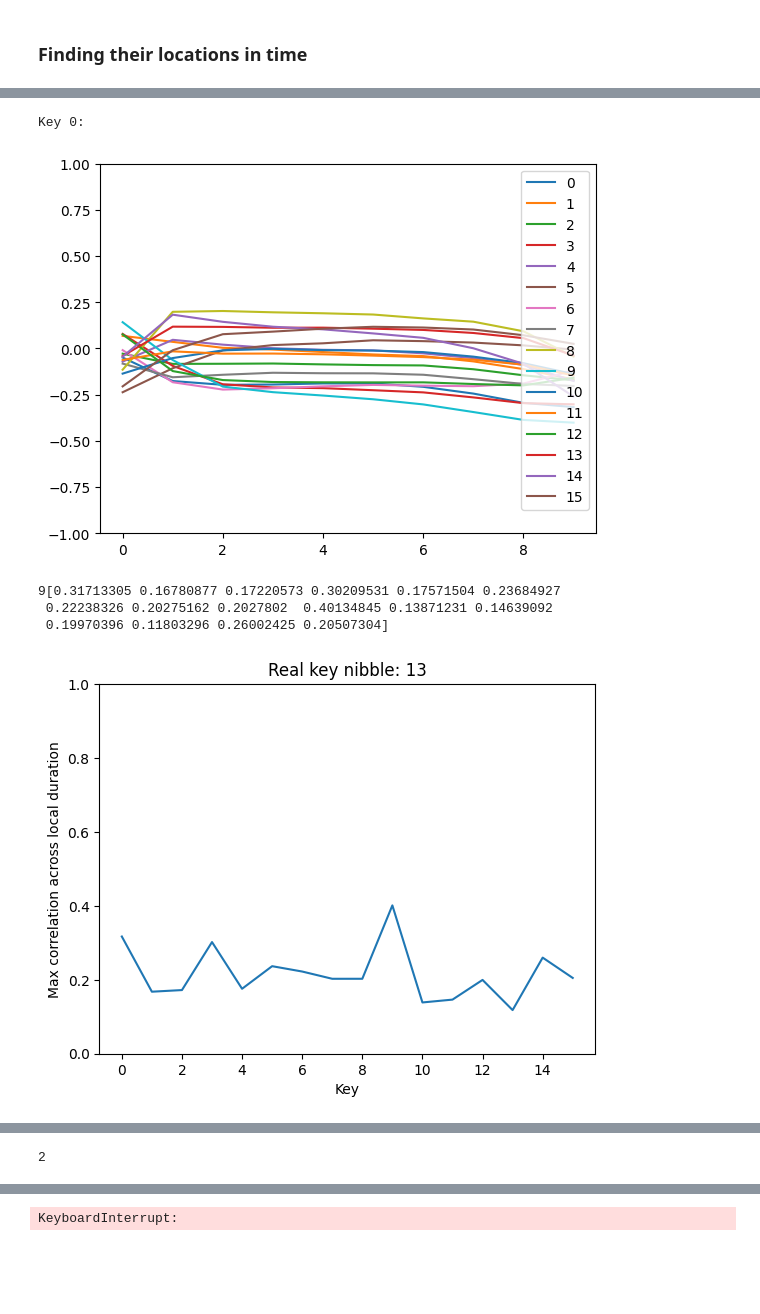
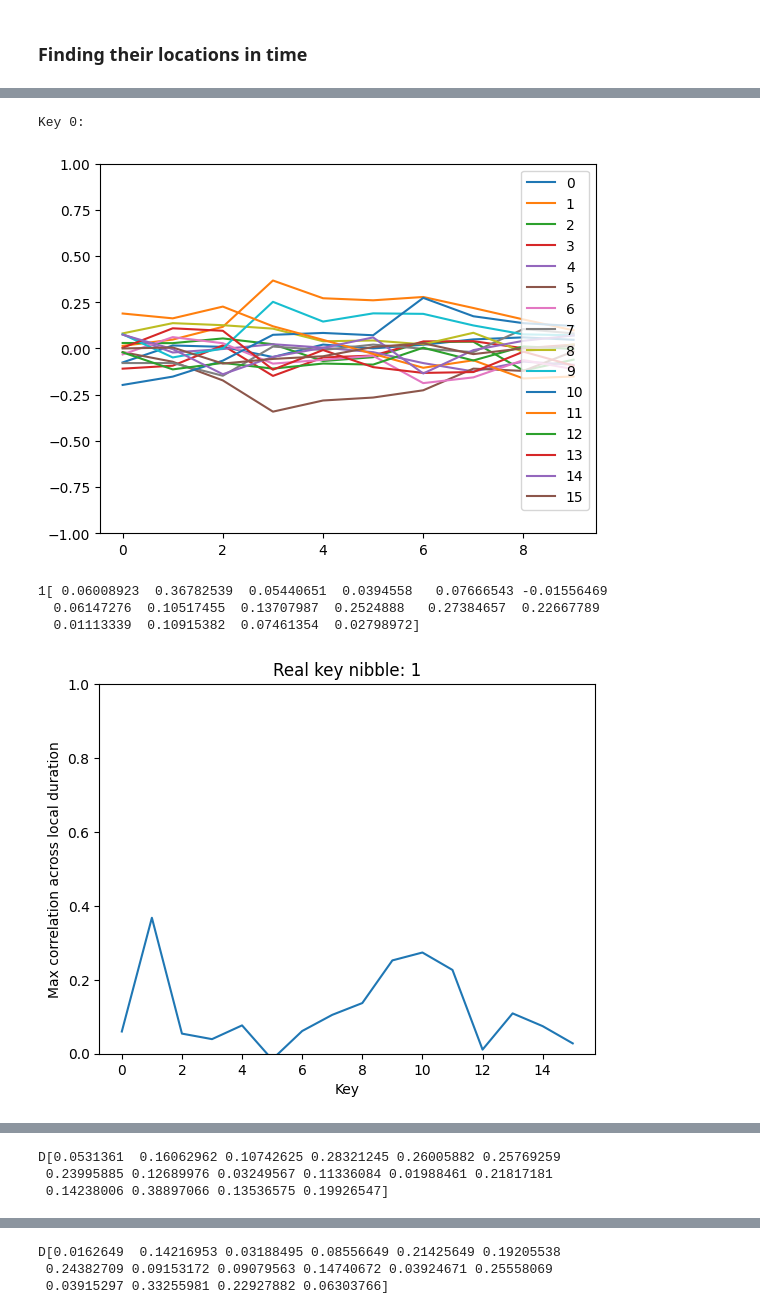
Before and after one commit to Pace222/Elisabeth-b4-SCA, a Jupyter notebook: side_channel_attack/cpa.ipynb, the cells around one changed output, grey strips where cells are left out. Saved outputs shown, nothing was run; the diff lists cells and outputs as text; code cells hidden in the pictures; blank space fills up the shorter version.

```diff
--- a/side_channel_attack/cpa.ipynb
+++ b/side_channel_attack/cpa.ipynb
@@ -226,7 +219,7 @@ traces.shape
 # %%
 inputs_outputs = log_parser.parse(key_path)
-real_keys = np.array([inputs_outputs[1][0][0], inputs_outputs[2001][0][0]])
+real_keys = np.array([inputs_outputs[1][0][0]])
 real_keys = np.array([[int(c, 16) for c in key] for key in real_keys])
 
-seeds = np.array([inputs_outputs[i][0][0] for i in range(0, len(inputs_outputs), 2)])
-seeds = seeds.reshape((-1, SAMPLES_PER_KEY))
+seeds = np.array([inputs_outputs[2*i][0][0] for i in range(0, 50001) if i != 39336])
+seeds = seeds.reshape((-1, traces.shape[1]))
@@ -237,14 +232,17 @@ with open("correlation_locations_b4.pic", "rb") as r:
     correlation_locations = pic.load(r)
+# %%
+correlation_locations = [[[0] * 10] * BLOCK_WIDTH_B4] * (KEYROUND_WIDTH_B4 // BLOCK_WIDTH_B4 - 2)
 # %%
 for round_idx in range(len(correlation_locations), KEYROUND_WIDTH_B4 // BLOCK_WIDTH_B4):
     corr_round = []
     for block_idx in range(BLOCK_WIDTH_B4):
         hyps = np.array([hypothesis_b4_rws_sboxes_location(iv, key, round_idx, block_idx) for i, key in enumerate(real_keys) for iv in seeds[i]])
-        corr = corr_coef(hyps, traces.reshape((-1, POINTS_PER_SAMPLE)))
+        corr = corr_coef(hyps, traces.reshape((-1, traces.shape[2])))
         loc = np.argmax(corr)
         corr_round.append(list(range(loc - 5, loc + 5)))
         plt.plot(corr)
         plt.title(f"Round {round_idx}, Block {block_idx}, Location: {loc}")
         plt.show()
     correlation_locations.append(corr_round)
+correlation_locations = np.array(correlation_locations)
 # %% [output]
@@ -269,7 +282,9 @@ def indices_locations_and_hyps_to_use_for_key_nibble(key_guess: List[int], key_t
 
             # For now, we only attack even-indexed keyrounds (but not the last one) because they depend on a single key nibble
             # TO REMOVE IF BETTER IDEA IS FOUND
-            if block_idx == BLOCK_WIDTH_B4 - 1 or block_idx % 2 != 0:
+            #if block_idx == BLOCK_WIDTH_B4 - 1 or block_idx % 2 != 0:
+            if round_idx != KEYROUND_WIDTH_B4 // BLOCK_WIDTH_B4 - 1 or block_idx != 4:
+            #if (round_idx != KEYROUND_WIDTH_B4 // BLOCK_WIDTH_B4 - 1 and round_idx != KEYROUND_WIDTH_B4 // BLOCK_WIDTH_B4 - 2) or block_idx != 0:
                 continue
             # TO REMOVE IF BETTER IDEA IS FOUND
 
@@ -310,42 +325,43 @@ for i in range(reconstructed_keys.shape[0]):
             print(hex(k)[2:].upper(), end="")
             reconstructed_keys[i][j] = k
 
-            indices, location_masks, hypotheses = indices_locations_and_hyps_to_use_for_key_nibble(reconstructed_keys[i], j, seeds[i], traces[i], correlation_locations)
+            indices, location_masks, hypotheses = indices_locations_and_hyps_to_use_for_key_nibble(reconstructed_keys[i], j, seeds[i], traces[i], correlation_locations)#np.array([[list(range(correlation_locations[i][j][5] - 25, correlation_locations[i][j][5] + 25)) for j in range(correlation_locations.shape[1])] for i in range(correlation_locations.shape[0])]))
 
             selected_seeds = seeds[i][indices]
             selected_traces = traces[i][location_masks].reshape((selected_seeds.shape[0], correlation_locations.shape[2]))
 
             corr = corr_coef(hypotheses, selected_traces)
 
             plt.plot(corr, label=str(k))
 
-            max_corrs[k] = np.max(np.abs(corr))
+            #max_corrs[k] = np.max(np.abs(corr))
+            max_corrs[k] = np.max(corr)
             print("\b", end="")
 
         plt.ylim([-1, 1])
         plt.legend()
         plt.show()
 
         best_k = np.argmax(max_corrs)
         reconstructed_keys[i][j] = best_k
         print(hex(best_k)[2:].upper(), end="")
 
         print(max_corrs)
         plt.plot(max_corrs)
         plt.xlabel("Key")
         plt.ylabel("Max correlation across local duration")
         plt.title(f"Real key nibble: {real_keys[i][j]}")
         plt.ylim([0, 1])
         plt.show()
 
     print()
     print(f"    vs {"".join([hex(k)[2:].upper() for k in real_keys[i]])}")
     print(f"{len(real_keys[i][real_keys[i] != reconstructed_keys[i]])} mistakes on {len(real_keys[i])} nibbles.")
     print()
 # %% [output]
 Key 0:
-[figure, old version]
+[figure, new version]
-9[0.31713305 0.16780877 0.17220573 0.30209531 0.17571504 0.23684927
- 0.22238326 0.20275162 0.2027802  0.40134845 0.13871231 0.14639092
- 0.19970396 0.11803296 0.26002425 0.20507304]
+1[ 0.06008923  0.36782539  0.05440651  0.0394558   0.07666543 -0.01556469
+  0.06147276  0.10517455  0.13707987  0.2524888   0.27384657  0.22667789
+  0.01113339  0.10915382  0.07461354  0.02798972]
-[figure, old version]
+[figure, new version]
@@ -352 +369,3 @@ Key 0:
-2
+D[0.0531361  0.16062962 0.10742625 0.28321245 0.26005882 0.25769259
+ 0.23995885 0.12689976 0.03249567 0.11336084 0.01988461 0.21817181
+ 0.14238006 0.38897066 0.13536575 0.19926547]
@@ -353 +374,3 @@ Key 0:
-KeyboardInterrupt:
+D[0.0162649  0.14216953 0.03188495 0.08556649 0.21425649 0.19205538
+ 0.24382709 0.09153172 0.09079563 0.14740672 0.03924671 0.25558069
+ 0.03915297 0.33255981 0.22927882 0.06303766]
```
Also changed, not shown: parts of 10 cells of this notebook, 1 other file.
